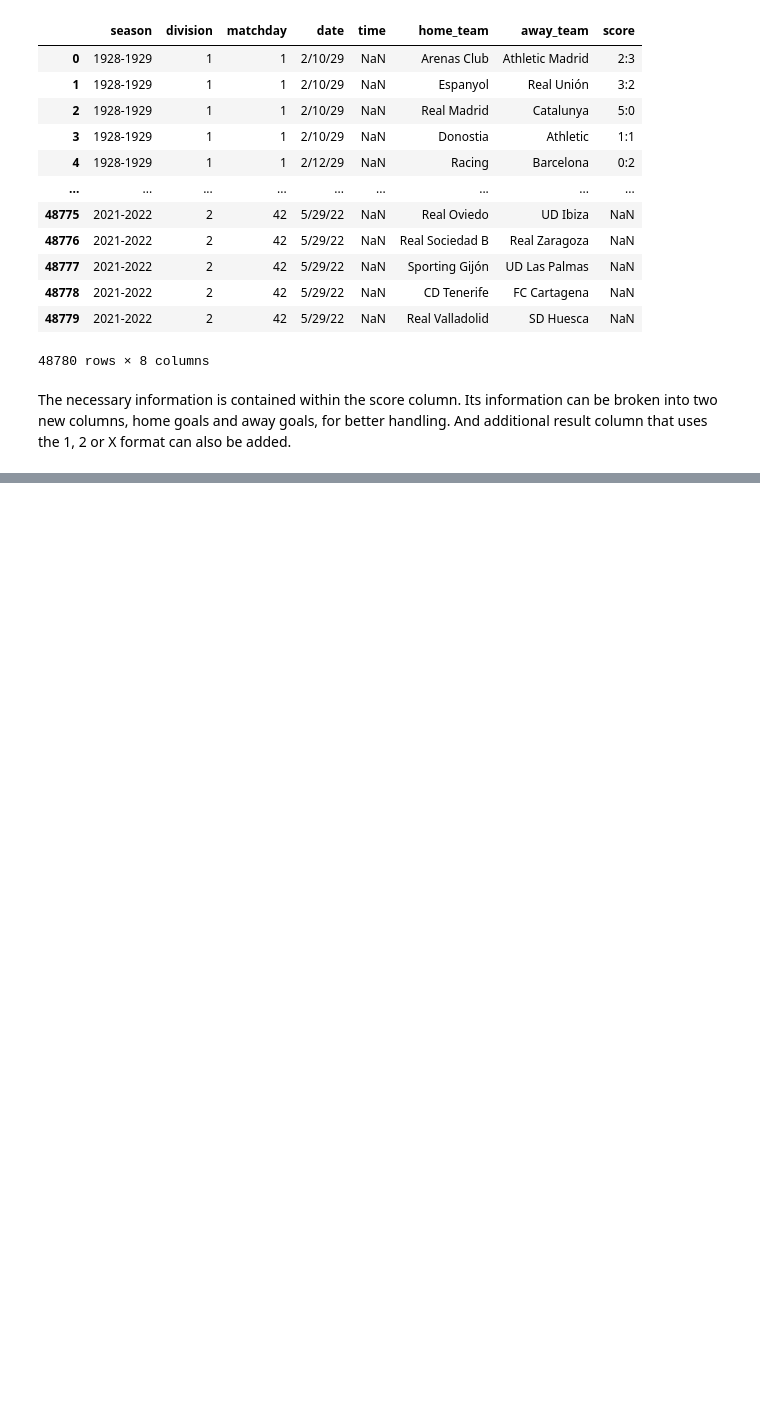
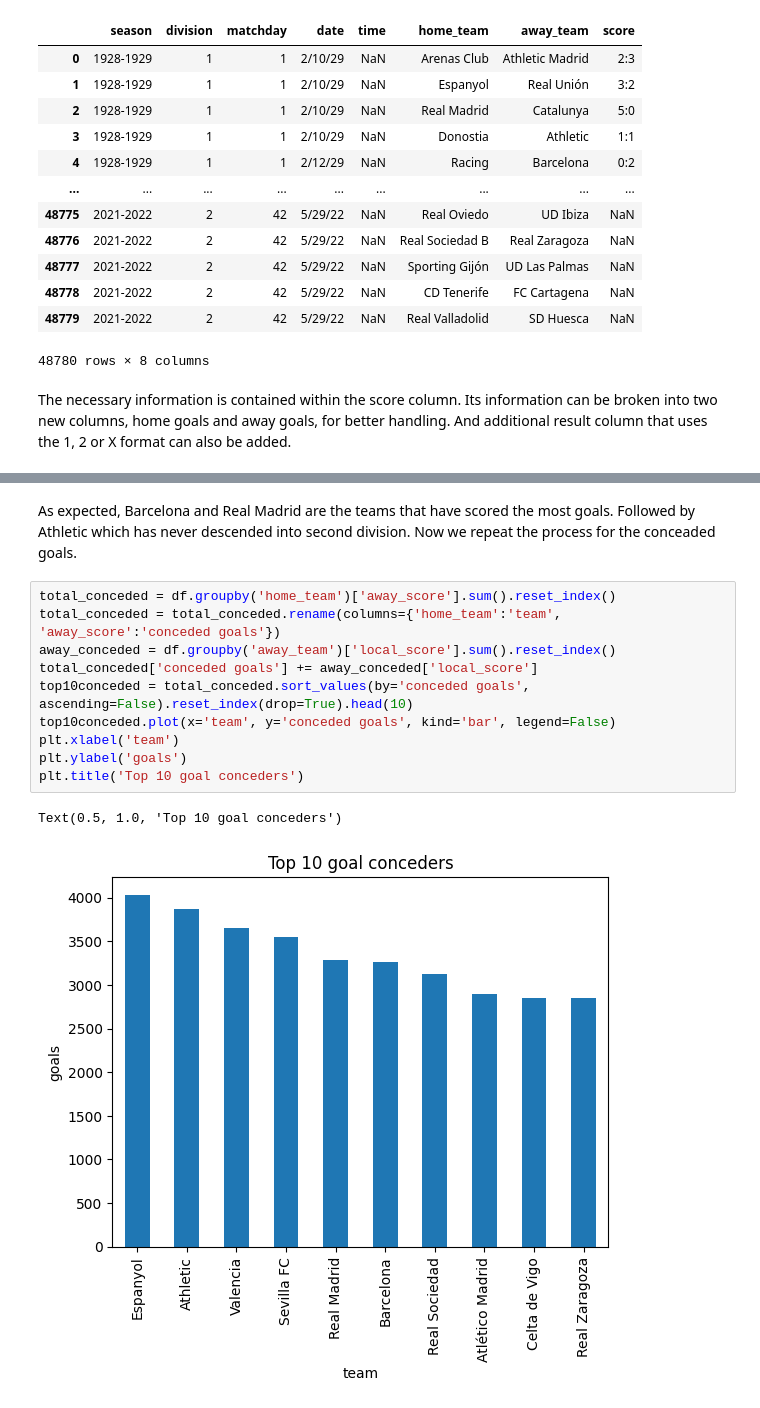
Before and after one commit to Raherol/la-quiniela, a Jupyter notebook: analysis/LaLigaDataAnalysis.ipynb, the cells around one changed output, grey strips where cells are left out. Drawn from its saved outputs; the diff is of its cells as text; blank space fills up the shorter version.

```diff
--- a/analysis/LaLigaDataAnalysis.ipynb
+++ b/analysis/LaLigaDataAnalysis.ipynb
@@ -46,0 +90,15 @@ df
+# %% [markdown]
+As expected, Barcelona and Real Madrid are the teams that have scored the most goals. Followed by Athletic which has never descended into second division. Now we repeat the process for the conceaded goals.
+# %%
+total_conceded = df.groupby('home_team')['away_score'].sum().reset_index()
+total_conceded = total_conceded.rename(columns={'home_team':'team', 'away_score':'conceded goals'})
+away_conceded = df.groupby('away_team')['local_score'].sum().reset_index()
+total_conceded['conceded goals'] += away_conceded['local_score']
+top10conceded = total_conceded.sort_values(by='conceded goals', ascending=False).reset_index(drop=True).head(10)
+top10conceded.plot(x='team', y='conceded goals', kind='bar', legend=False)
+plt.xlabel('team')
+plt.ylabel('goals')
+plt.title('Top 10 goal conceders')
+# %% [output]
+Text(0.5, 1.0, 'Top 10 goal conceders')
+[figure, added]
```
Also changed, not shown: parts of 15 cells of this notebook.
